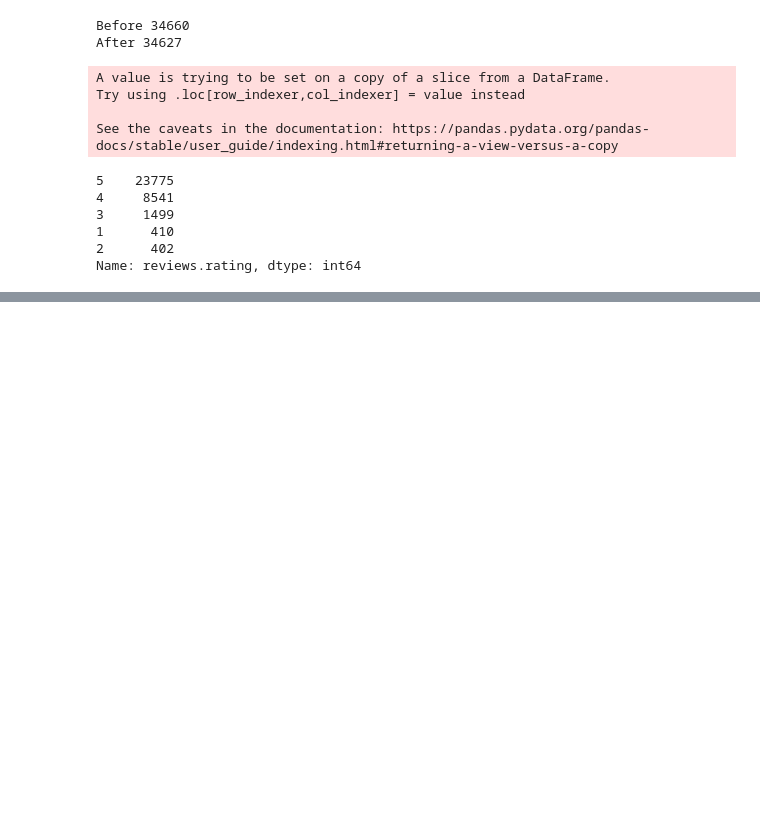
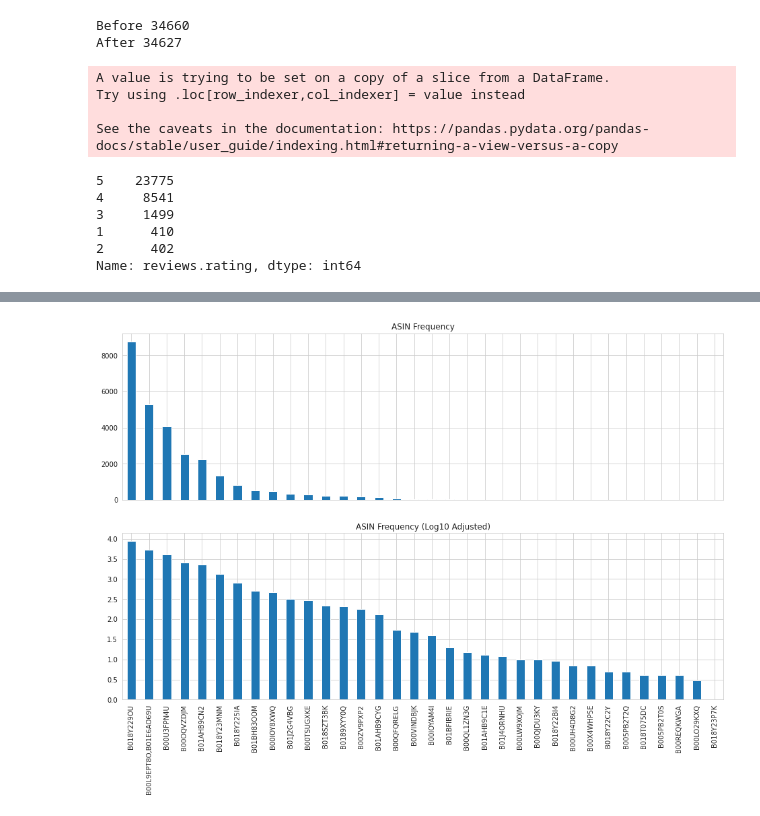
Before and after one commit to gauravsinha7/appliedFinance, a Jupyter notebook: productReviewSentiments.ipynb, the cells around one changed output, grey strips where cells are left out. Saved outputs shown, nothing was run; the diff lists cells and outputs as text; code cells hidden in the pictures; blank space fills up the shorter version.

Commit message:
Filtering the data and analyzing the reviews to determine the sentiments using Data depicted via graphs using matplotlib

```diff
--- a/productReviewSentiments.ipynb
+++ b/productReviewSentiments.ipynb
@@ -143,0 +184,10 @@ reviews.head()
+# %%
+fig = plt.figure(figsize=(16,10))
+ax1 = plt.subplot(211)
+ax2 = plt.subplot(212, sharex = ax1)
+reviews["asins"].value_counts().plot(kind="bar", ax=ax1, title="ASIN Frequency")
+np.log10(reviews["asins"].value_counts()).plot(kind="bar", ax=ax2,
+                                               title="ASIN Frequency (Log10 Adjusted)")
+plt.show()
+# %% [output]
+[figure, added]
```
Also changed, not shown: parts of 5 cells of this notebook.
